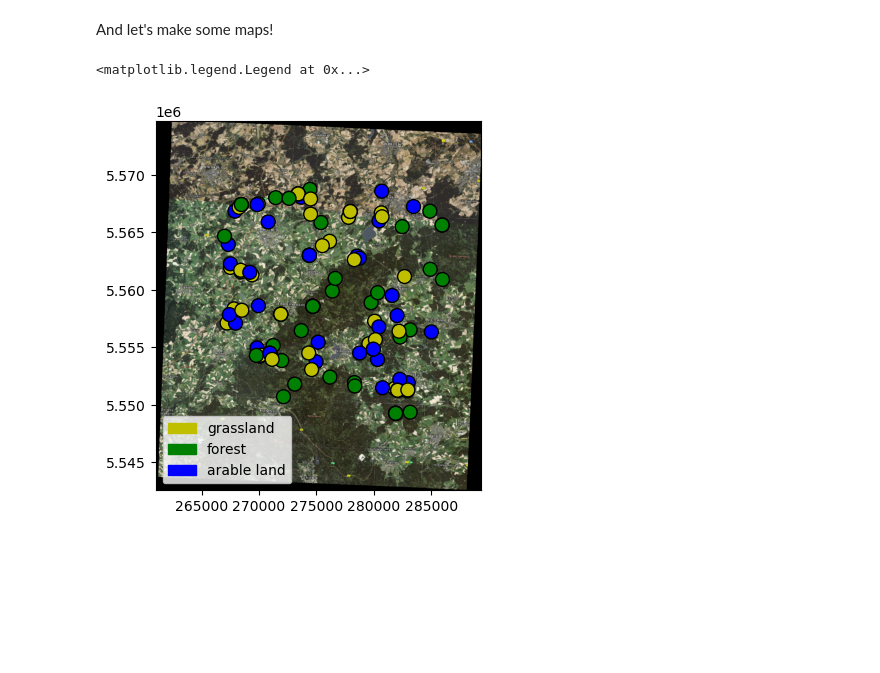
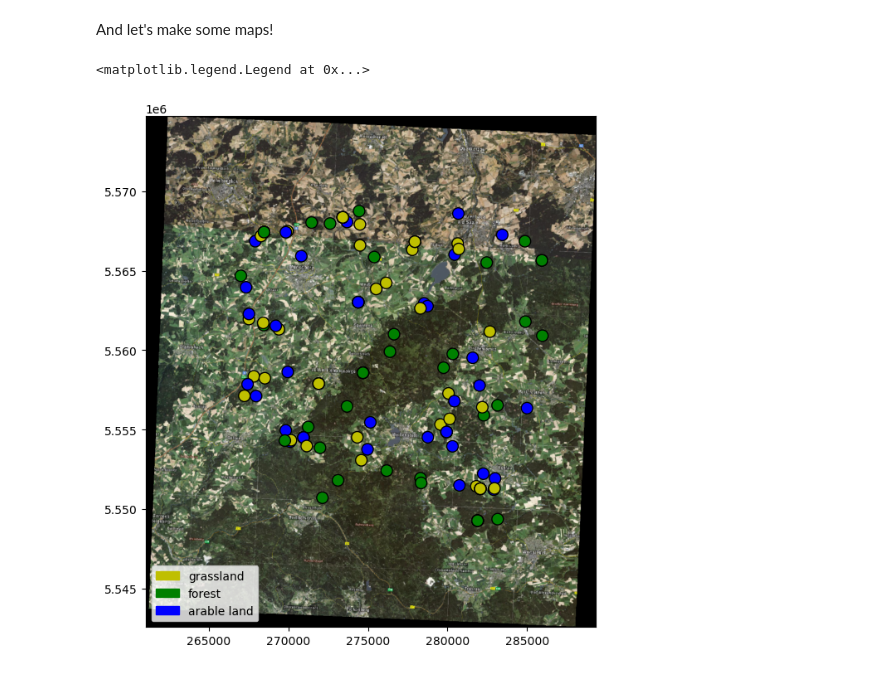
Before and after one commit to danchurch/fichtelgebirgeSoils, a Jupyter notebook: spatialAnalysis/spatialAnalysisSulariData.ipynb, the cells around one changed output. Cells and saved outputs as stored; diff of their text form; code cells hidden in the pictures; blank space fills up the shorter version.

```diff
--- a/spatialAnalysis/spatialAnalysisSulariData.ipynb
+++ b/spatialAnalysis/spatialAnalysisSulariData.ipynb
@@ -105,22 +111,23 @@ cdik={
 sulariPlotsDF['landColors'] = [ cdik[i] for i in sulariPlotsDF['Land.type'] ]
 sulariPlot_utm['landColors'] = [ cdik[i] for i in sulariPlotsDF['Land.type'] ]
 # %%
+plt.rcParams['figure.figsize'] = [16, 8]
 fig, ax = plt.subplots()
 rasterio.plot.show(fichtelMap, ax=ax)
 sulariPlot_utm.plot(
     marker="o",
     ax=ax,
     edgecolor='k',
     facecolor=sulariPlotsDF['landColors'],
     markersize=100)
 
 grassPatch = Patch(color='y', label='grassland',)
 forestPatch = Patch(color='g', label='forest')
 farmPatch = Patch(color='b', label='arable land')
 ax.legend(handles=[grassPatch, forestPatch, farmPatch],
           loc="lower left",
           fontsize=10,
 )
 # %% [output]
 <matplotlib.legend.Legend at 0x...>
-[figure, old version]
+[figure, new version]
```
Also changed, not shown: parts of 10 cells of this notebook, 1 other file.
